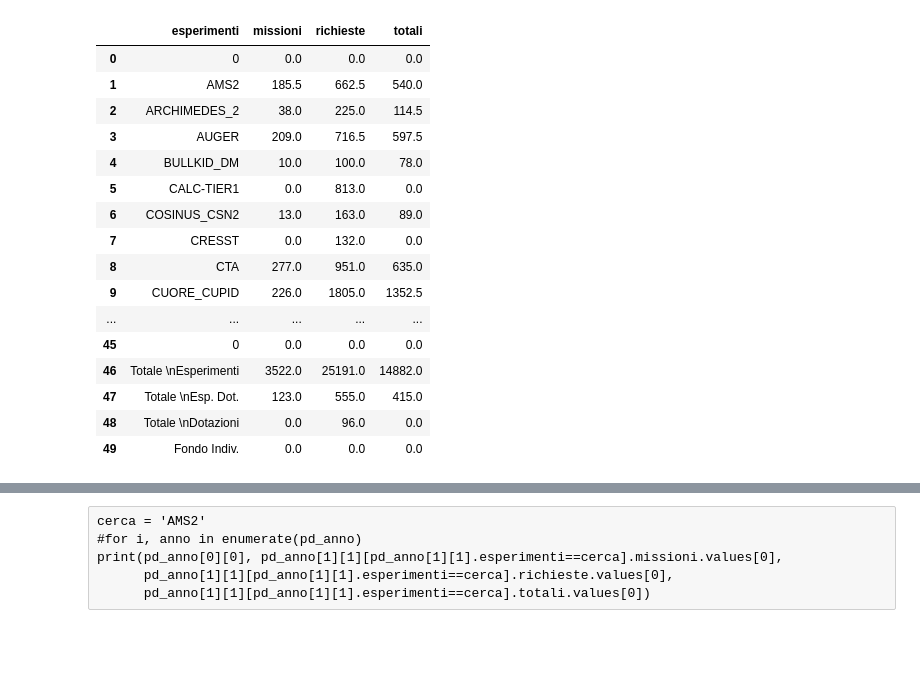
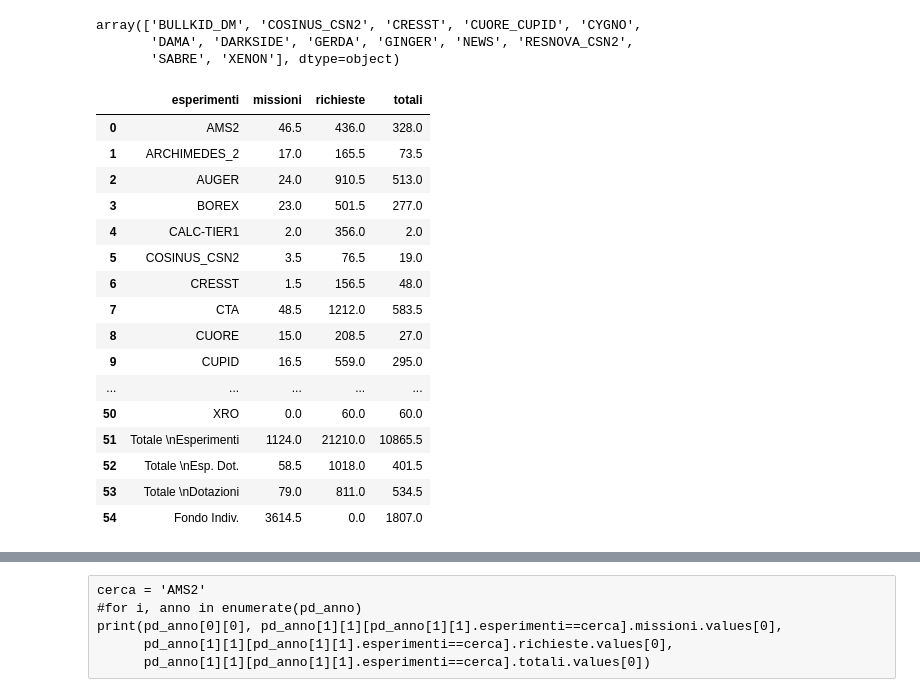
Before and after one commit to gmazzitelli/GSN2, a Jupyter notebook: budget.ipynb, the cells around one changed output, grey strips where cells are left out. Cells and saved outputs as stored; diff of their text form; code cells hidden in the pictures; blank space fills up the shorter version.

Commit message:
budget

```diff
--- a/budget.ipynb
+++ b/budget.ipynb
@@ -36,41 +36,42 @@ def Gain(x, p0, p1):
 # %%
 def sommatore_anno(pd_0):
     pd_0.fillna(0.0, inplace=True)
+    #pd_0 = pd_0[1:]
     esperimenti = []
     missioni = []
     richieste = []
     totali = []
     dotazioni = False
     for i, esperimento in enumerate(pd_0.Esperimento):
-        if not str(esperimento) in "nan":
+        if not str(esperimento) in "nan" and i>0:
             # print(esperimento)
             if not dotazioni:
                 esperimenti.append(esperimento)
-                missioni.append(pd_0.MISS[i])
+                missioni.append(pd_0.MISS[i]+pd_0["Unnamed: 3"][i])
                 richieste.append(pd_0.Rich[i])
                 totali.append(pd_0.TOT[i])
             if dotazioni:
                 if esperimento in esperimenti:
                     j = esperimenti.index(str(esperimento))
                     #print (esperimento, missioni[j], pd_0.MISS[i])
-                    missioni[j] = missioni[j]+pd_0.MISS[i]
+                    missioni[j] = missioni[j]+pd_0.MISS[i]+pd_0["Unnamed: 3"][i]
                     richieste[j] = richieste[j]+pd_0.Rich[i]
                     totali[j] = totali[j]+pd_0.TOT[i]
             if "Totale" in str(esperimento):
                 dotazioni = True
                 if "Esp. Dot." in str(esperimento):
                     esperimenti.append(esperimento)
-                    missioni.append(pd_0.MISS[i])
+                    missioni.append(pd_0.MISS[i]+pd_0["Unnamed: 3"][i])
                     richieste.append(pd_0.Rich[i])
                     totali.append(pd_0.TOT[i])
                 if "Dotazioni" in str(esperimento):
                     esperimenti.append(esperimento)
-                    missioni.append(pd_0.MISS[i])
+                    missioni.append(pd_0.MISS[i]+pd_0["Unnamed: 3"][i])
                     richieste.append(pd_0.Rich[i])
                     totali.append(pd_0.TOT[i])
             if "Indiv." in str(esperimento):
                 esperimenti.append(esperimento)
-                missioni.append(pd_0.MISS[i])
+                missioni.append(pd_0.MISS[i]+pd_0["Unnamed: 3"][i])
                 richieste.append(pd_0.Rich[i])
                 totali.append(pd_0.TOT[i])
 
@@ -87,26 +137,32 @@ def sommatore_anno(pd_0):
+# %%
+budget[budget.sito == 'LNGS'].sigla.values
+# %% [output]
+array(['BULLKID_DM', 'COSINUS_CSN2', 'CRESST', 'CUORE_CUPID', 'CYGNO',
+       'DAMA', 'DARKSIDE', 'GERDA', 'GINGER', 'NEWS', 'RESNOVA_CSN2',
+       'SABRE', 'XENON'], dtype=object)
 # %%
 # test su pd_0
 pd_0 =  panda_from_gspreadsheet('1he_eLO8EHuBfw_g1MxEpTAo_DBNU0VrwiRhL8IASrAc',
-                              sheet_name='2024')
+                              sheet_name='2020')
 sommatore_anno(pd_0)
 # %% [output]
 |  | esperimenti | missioni | richieste | totali |
-| 0 | 0 | 0.0 | 0.0 | 0.0 |
-| 1 | AMS2 | 185.5 | 662.5 | 540.0 |
-| 2 | ARCHIMEDES_2 | 38.0 | 225.0 | 114.5 |
-| 3 | AUGER | 209.0 | 716.5 | 597.5 |
-| 4 | BULLKID_DM | 10.0 | 100.0 | 78.0 |
-| 5 | CALC-TIER1 | 0.0 | 813.0 | 0.0 |
-| 6 | COSINUS_CSN2 | 13.0 | 163.0 | 89.0 |
-| 7 | CRESST | 0.0 | 132.0 | 0.0 |
-| 8 | CTA | 277.0 | 951.0 | 635.0 |
-| 9 | CUORE_CUPID | 226.0 | 1805.0 | 1352.5 |
+| 0 | AMS2 | 46.5 | 436.0 | 328.0 |
+| 1 | ARCHIMEDES_2 | 17.0 | 165.5 | 73.5 |
+| 2 | AUGER | 24.0 | 910.5 | 513.0 |
+| 3 | BOREX | 23.0 | 501.5 | 277.0 |
+| 4 | CALC-TIER1 | 2.0 | 356.0 | 2.0 |
+| 5 | COSINUS_CSN2 | 3.5 | 76.5 | 19.0 |
+| 6 | CRESST | 1.5 | 156.5 | 48.0 |
+| 7 | CTA | 48.5 | 1212.0 | 583.5 |
+| 8 | CUORE | 15.0 | 208.5 | 27.0 |
+| 9 | CUPID | 16.5 | 559.0 | 295.0 |
 | ... | ... | ... | ... | ... |
-| 45 | 0 | 0.0 | 0.0 | 0.0 |
-| 46 | Totale \nEsperimenti | 3522.0 | 25191.0 | 14882.0 |
-| 47 | Totale \nEsp. Dot. | 123.0 | 555.0 | 415.0 |
-| 48 | Totale \nDotazioni | 0.0 | 96.0 | 0.0 |
-| 49 | Fondo Indiv. | 0.0 | 0.0 | 0.0 |
+| 50 | XRO | 0.0 | 60.0 | 60.0 |
+| 51 | Totale \nEsperimenti | 1124.0 | 21210.0 | 10865.5 |
+| 52 | Totale \nEsp. Dot. | 58.5 | 1018.0 | 401.5 |
+| 53 | Totale \nDotazioni | 79.0 | 811.0 | 534.5 |
+| 54 | Fondo Indiv. | 3614.5 | 0.0 | 1807.0 |
 # %%
 # crea il database totale
 pd_anno = []
```
Also changed, not shown: parts of 10 cells of this notebook.
